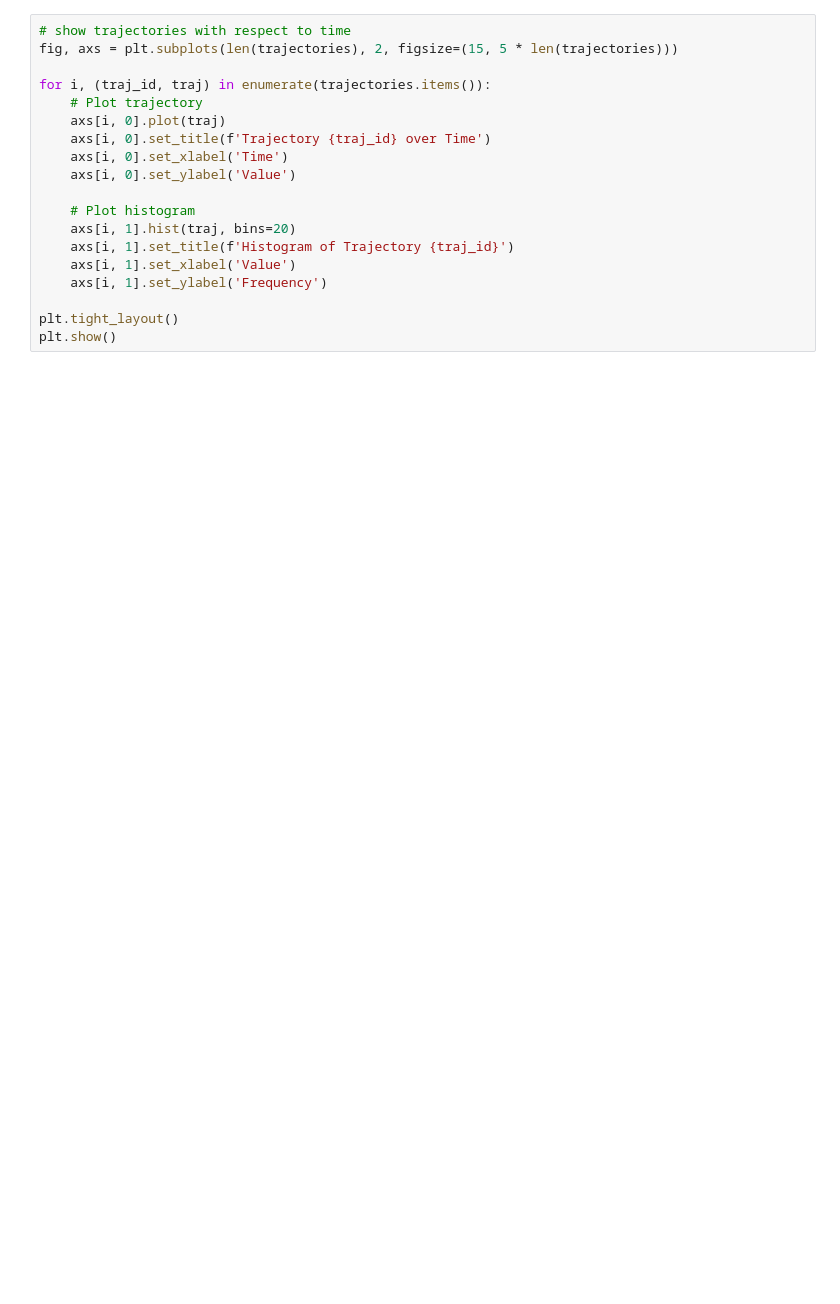
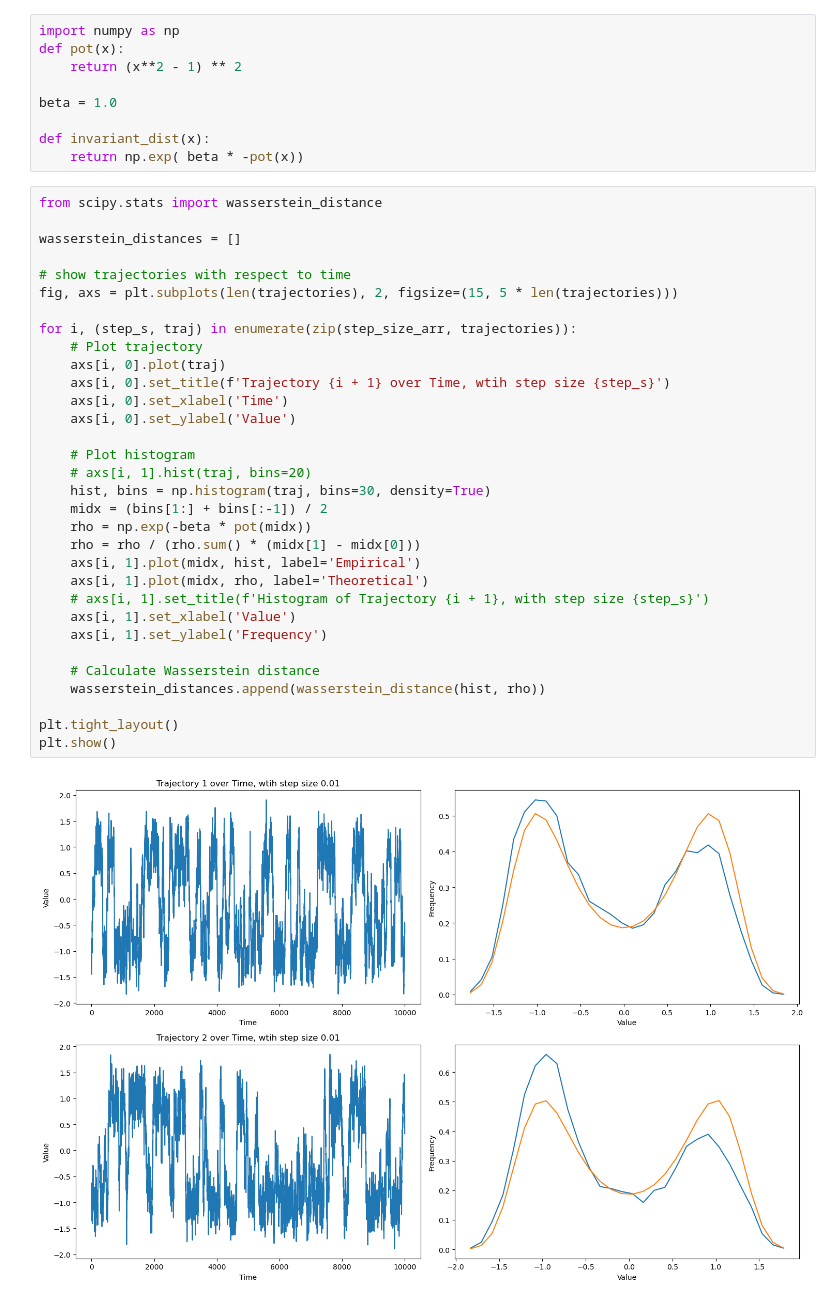
Before and after one commit to Yihang-Y/IPS, a Jupyter notebook: draw.ipynb, the cells around one changed output. Saved outputs shown, nothing was run; the diff lists cells and outputs as text; blank space fills up the shorter version.

Commit message:
update draw.ipynb part, and use wasserstein distance to compare the distribution of the overdamped langevin simulation and the theoretical distribution

```diff
--- a/draw.ipynb
+++ b/draw.ipynb
@@ -26,19 +32,43 @@ print("we have trajectories:", trajectories.keys())
+# %%
+import numpy as np
+def pot(x):
+    return (x**2 - 1) ** 2
+
+beta = 1.0
+
+def invariant_dist(x):
+    return np.exp( beta * -pot(x))
 # %%
+from scipy.stats import wasserstein_distance
+
+wasserstein_distances = []
+
 # show trajectories with respect to time
 fig, axs = plt.subplots(len(trajectories), 2, figsize=(15, 5 * len(trajectories)))
 
-for i, (traj_id, traj) in enumerate(trajectories.items()):
+for i, (step_s, traj) in enumerate(zip(step_size_arr, trajectories)):
     # Plot trajectory
     axs[i, 0].plot(traj)
-    axs[i, 0].set_title(f'Trajectory {traj_id} over Time')
+    axs[i, 0].set_title(f'Trajectory {i + 1} over Time, wtih step size {step_s}')
     axs[i, 0].set_xlabel('Time')
     axs[i, 0].set_ylabel('Value')
 
     # Plot histogram
-    axs[i, 1].hist(traj, bins=20)
-    axs[i, 1].set_title(f'Histogram of Trajectory {traj_id}')
+    # axs[i, 1].hist(traj, bins=20)
+    hist, bins = np.histogram(traj, bins=30, density=True)
+    midx = (bins[1:] + bins[:-1]) / 2
+    rho = np.exp(-beta * pot(midx))
+    rho = rho / (rho.sum() * (midx[1] - midx[0]))
+    axs[i, 1].plot(midx, hist, label='Empirical')
+    axs[i, 1].plot(midx, rho, label='Theoretical')
+    # axs[i, 1].set_title(f'Histogram of Trajectory {i + 1}, with step size {step_s}')
     axs[i, 1].set_xlabel('Value')
     axs[i, 1].set_ylabel('Frequency')
 
+    # Calculate Wasserstein distance
+    wasserstein_distances.append(wasserstein_distance(hist, rho))
+
 plt.tight_layout()
 plt.show()
+# %% [output]
+[figure, added]
```
Also changed, not shown: parts of 2 cells of this notebook, 4 other files.
